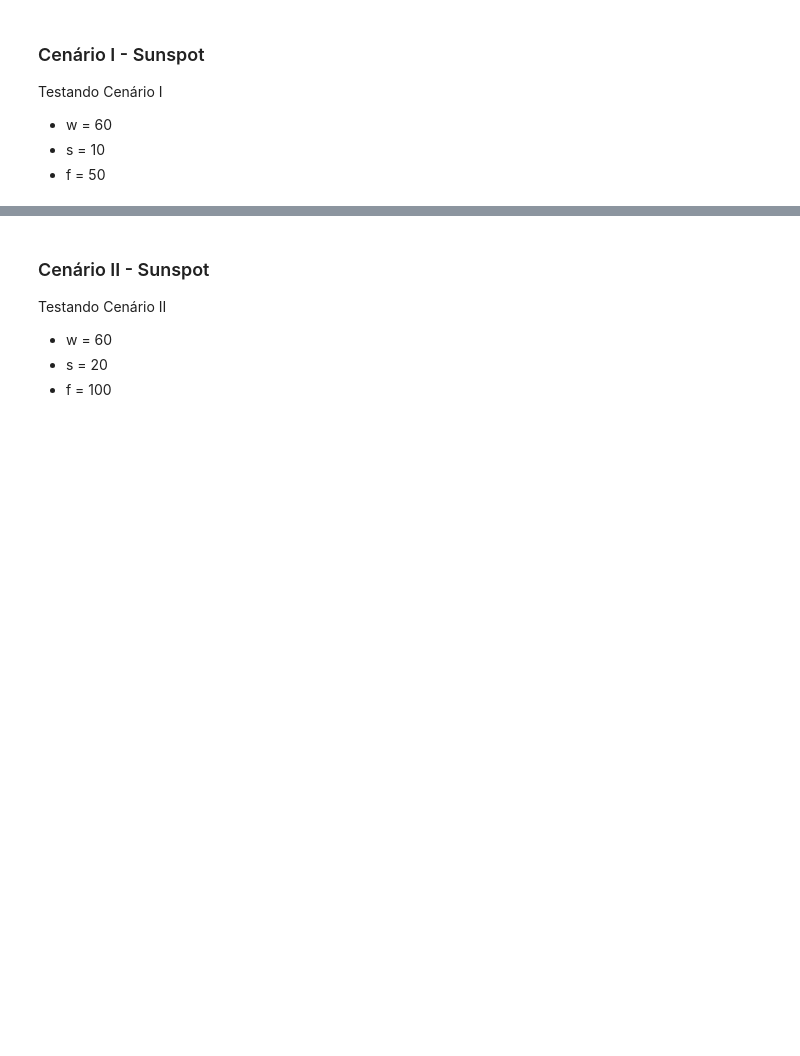
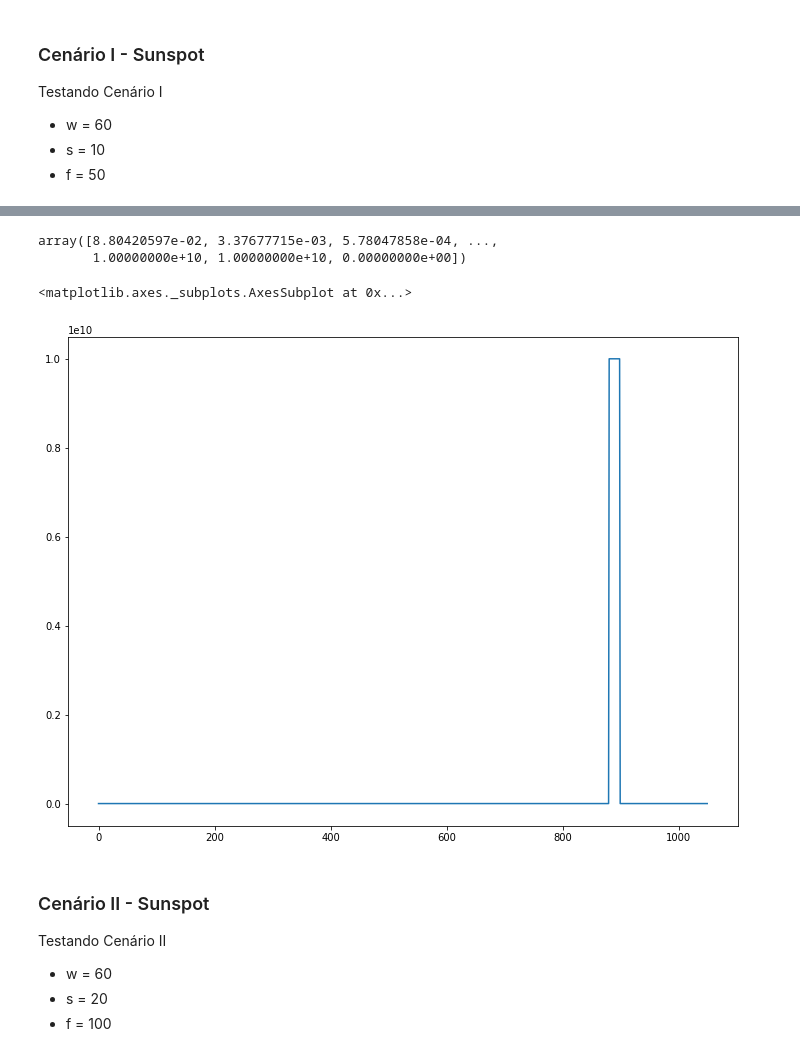
Before and after one commit to filipeclduarte/forecasting_dynamic_swarm_nn, a Jupyter notebook: artigo_swarm_nn_pso_padrao.ipynb, the cells around one changed output, grey strips where cells are left out. Cells and saved outputs as stored; diff of their text form; code cells hidden in the pictures; blank space fills up the shorter version.

```diff
--- a/artigo_swarm_nn_pso_padrao.ipynb
+++ b/artigo_swarm_nn_pso_padrao.ipynb
@@ -1172,3 +1212,26 @@ array([nan, nan, nan, nan, nan, nan, nan, nan, nan, nan, nan, nan, nan,
+# %%
+mse_val_1_backprop = np.nan_to_num(mse_val_1_backprop, nan=10**10)
+mse_treino_1_backprop = np.nan_to_num(mse_treino_1_backprop, nan=10**10)
+mse_teste_1_backprop = np.nan_to_num(mse_teste_1_backprop, nan=10**10)
+# %%
+mse_treino = np.zeros((30, 21*50))
+mse_teste = np.zeros((30, 21*50))
+
+for ex in np.arange(30):
+    id_neuronios = [np.argmin(mse_val_1_backprop[ex,:,f*janela-1]) for janela in range(21)]
+    for jan in np.arange(21):
+        mse_treino[ex, f*jan:50*jan+50-1] = mse_treino_1_backprop[ex, , f*jan:f*jan+f-1]
+        mse_teste[ex, f*jan:f*jan+50-1] = mse_teste_1_backprop[ex, , f*jan:f*jan+f-1]
+# %%
+mse_treino[0]
+# %% [output]
+array([8.80420597e-02, 3.37677715e-03, 5.78047858e-04, ...,
+       1.00000000e+10, 1.00000000e+10, 0.00000000e+00])
+# %%
+pd.Series(mse_teste[10]).plot()
+# %% [output]
+<matplotlib.axes._subplots.AxesSubplot at 0x...>
+[figure, added]
 # %% [markdown]
 ### Cenário II - Sunspot
 
```
Also changed, not shown: parts of 14 cells of this notebook, 1 other file.
